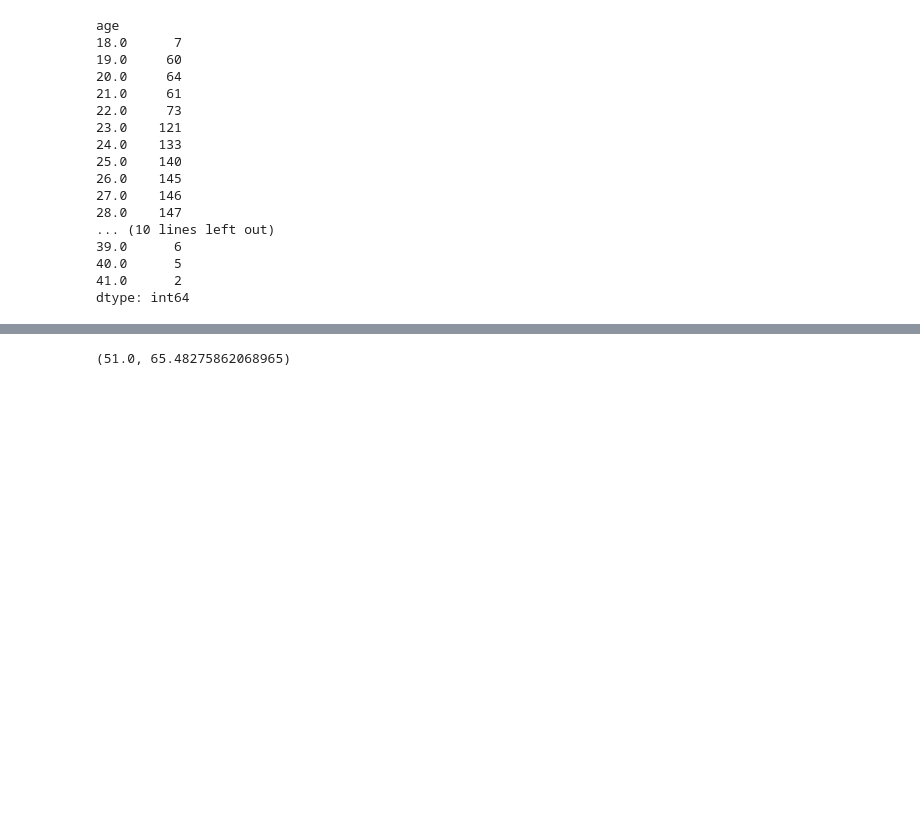
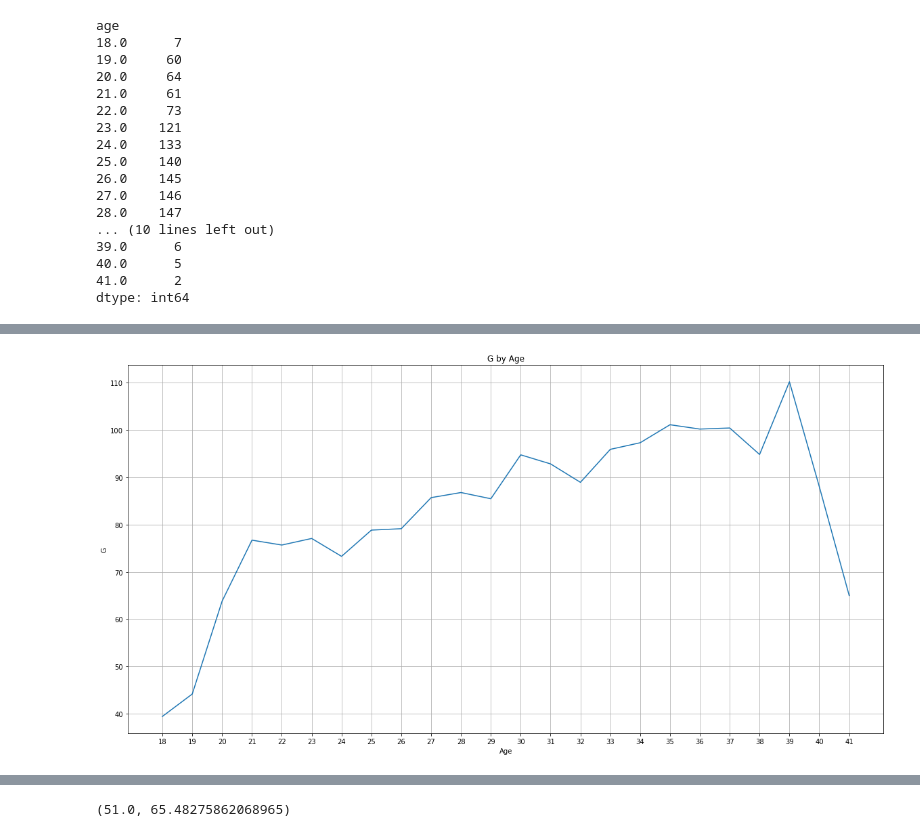
Before and after one commit to kkalkkkal/Datathon_KBO, a Jupyter notebook: KBO_MoneyBall.ipynb, the cells around one changed output, grey strips where cells are left out. Saved outputs shown, nothing was run; the diff lists cells and outputs as text; code cells hidden in the pictures; blank space fills up the shorter version.

```diff
--- a/KBO_MoneyBall.ipynb
+++ b/KBO_MoneyBall.ipynb
@@ -752,0 +740,12 @@ final_data[['year' , 'batter_name']].groupby('year').nunique()
+# %%
+y_G = data1.groupby('age').G.mean()
+ax= plt.subplots(figsize=(20,10))
+ax = y_G.plot.line()
+ax.set_title('G by Age')
+ax.set_xlabel('Age')
+ax.set_ylabel('G')
+plt.xticks(np.arange(18, 42))
+plt.grid()
+plt.show()
+# %% [output]
+[figure, added]
```
Also changed, not shown: parts of 91 cells of this notebook.
